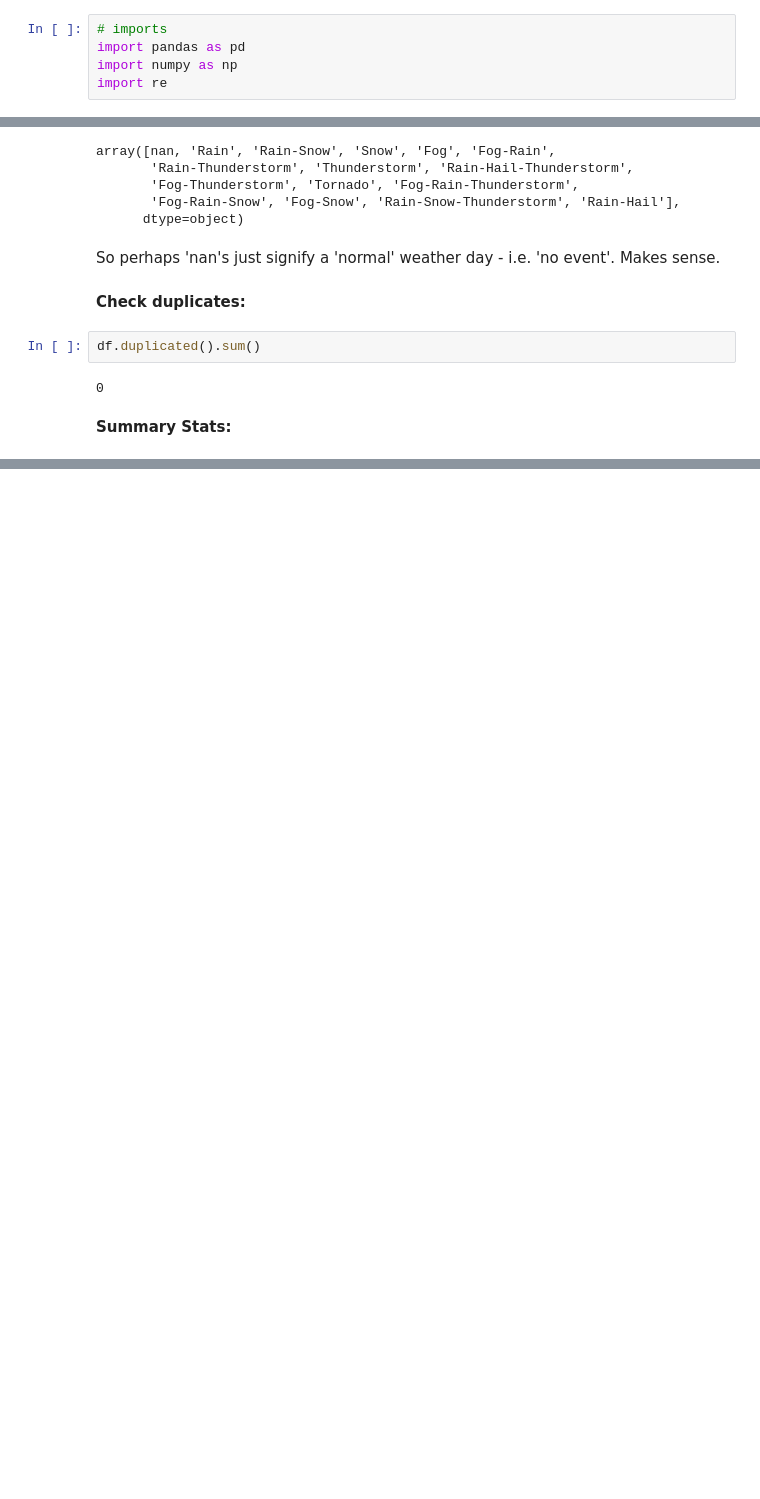
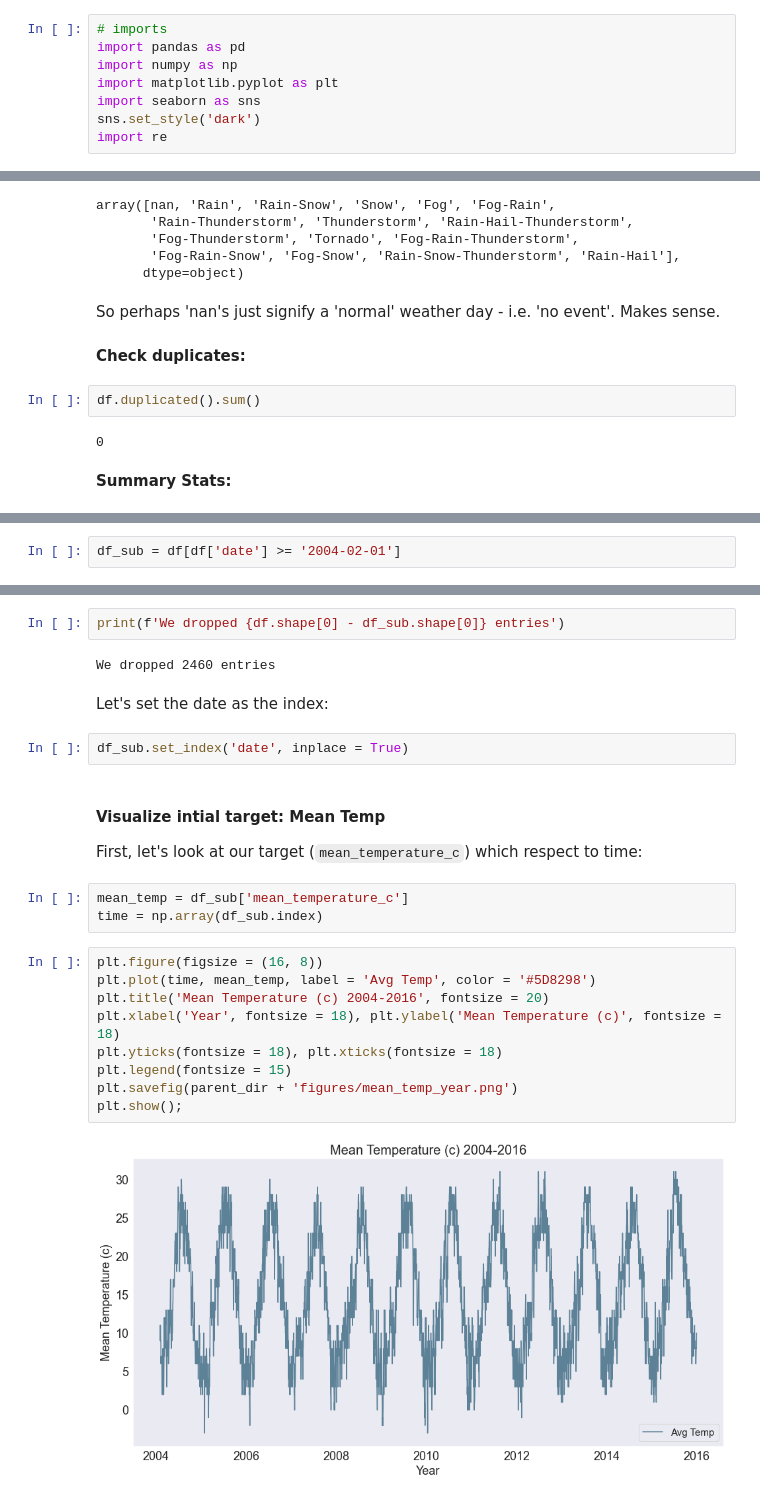
Before and after one commit to lecritch/madrid_temperature_time_series, a Jupyter notebook: notebooks/exploratory/01_eda_lc.ipynb, the cells around one changed output, grey strips where cells are left out. Drawn from its saved outputs; the diff is of its cells as text; blank space fills up the shorter version.

```diff
--- a/notebooks/exploratory/01_eda_lc.ipynb
+++ b/notebooks/exploratory/01_eda_lc.ipynb
@@ -6,6 +6,9 @@ This notebook imports the data and explores the current format including visuali
 # imports
 import pandas as pd
 import numpy as np
+import matplotlib.pyplot as plt
+import seaborn as sns
+sns.set_style('dark')
 import re
 # %%
 import os
@@ -160,0 +194,2 @@ df.describe().T
+# %%
+df_sub = df[df['date'] >= '2004-02-01']
@@ -160,0 +212,26 @@ df.describe().T
+# %%
+print(f'We dropped {df.shape[0] - df_sub.shape[0]} entries')
+# %% [output]
+We dropped 2460 entries
+# %% [markdown]
+Let's set the date as the index:
+# %%
+df_sub.set_index('date', inplace = True)
+# %% [markdown]
+#### Visualize intial target:  Mean Temp
+
+First, let's look at our target (`mean_temperature_c`) which respect to time:
+# %%
+mean_temp = df_sub['mean_temperature_c']
+time = np.array(df_sub.index)
+# %%
+plt.figure(figsize = (16, 8))
+plt.plot(time, mean_temp, label = 'Avg Temp', color = '#5D8298')
+plt.title('Mean Temperature (c) 2004-2016', fontsize = 20)
+plt.xlabel('Year', fontsize = 18), plt.ylabel('Mean Temperature (c)', fontsize = 18)
+plt.yticks(fontsize = 18), plt.xticks(fontsize = 18)
+plt.legend(fontsize = 15)
+plt.savefig(parent_dir + 'figures/mean_temp_year.png')
+plt.show();
+# %% [output]
+[figure, added]
```
Also changed, not shown: parts of 6 cells of this notebook, 1 other file.
